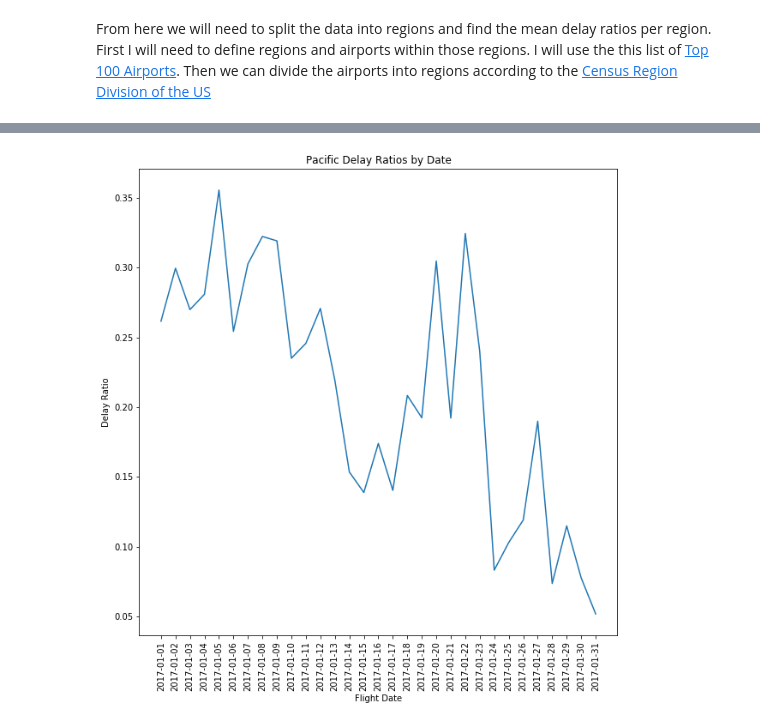
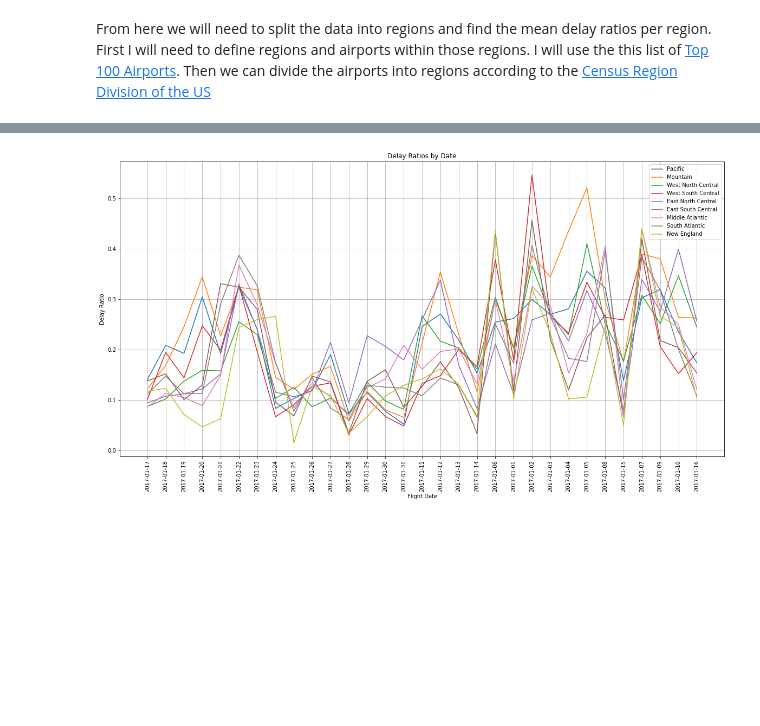
Before and after one commit to kalenwillits/CapstoneTwo, a Jupyter notebook: exploratory_data_analysis.ipynb, the cells around one changed output, grey strips where cells are left out. Cells and saved outputs as stored; diff of their text form; code cells hidden in the pictures; blank space fills up the shorter version.

Commit message:
Sepereated delays by region and plotted means

```diff
--- a/exploratory_data_analysis.ipynb
+++ b/exploratory_data_analysis.ipynb
@@ -301,7 +301,7 @@ pacific = ['LAX', 'SFO', 'SEA', 'SAN', 'HNL', 'PDX', 'OAK', 'SJC', 'SMF', 'SNA',
 mountain = ['DEN', 'LAS', 'PHX', 'SLC', 'ABQ', 'RNO', 'BOI', 'TUS', 'COS']
 west_north_central = ['DFW', 'MSP', 'STL', 'MCI', 'NE', 'DSM', 'ICT']
 west_south_central = ['IAH', 'DAL', 'AUS', 'HOU', 'MSY', 'SAT', 'OKC', 'ELP', 'TUL', 'LIT', ]
-east_north_cenral = ['ORD','DTW','MDW', 'CLE', 'IND', 'CVG', 'CMH', 'MKE', 'GRR', 'MSN', 'DAY']
+east_north_central = ['ORD','DTW','MDW', 'CLE', 'IND', 'CVG', 'CMH', 'MKE', 'GRR', 'MSN', 'DAY']
 east_south_central = ['BNA', 'MEM', 'SDF', 'BHM', 'TYS']
 middle_atlantic = ['JFK', 'EWR', 'LGA', 'PHL', 'PIT', 'BUF', 'BHM', 'ROC', 'SYR']
 south_atlantic = ['ATL', 'CLT', 'MCO', 'MIA', 'FLL', 'BWI', 'DCA', 'IAD', 'TPA', 'RDU', 'RSW', 'PBI', 'JAX', 'CHS', 'RIC', 'ORF', 'SFB', 'SAV', 'MYR', 'GSP', 'PIE', 'GSO', 'PNS']
@@ -329,3 +334,14 @@ pacific_region_delays = pacific_region_delays.drop('Origin')
+# %%
+pacific_region_delays = calculate_region_ratios(pacific)
+#pacific_region_delays = pacific_region_delays.drop('Origin')
+mountain_delays = calculate_region_ratios(mountain)
+west_north_central_delays = calculate_region_ratios(west_north_central)
+west_south_central_delays = calculate_region_ratios(west_south_central)
+east_north_central_delays = calculate_region_ratios(east_north_central)
+east_south_central_delays = calculate_region_ratios(east_south_central)
+middle_atlantic_delays = calculate_region_ratios(middle_atlantic)
+south_atlantic_delays = calculate_region_ratios(south_atlantic)
+new_england_delays = calculate_region_ratios(new_england)
 # %%
 def calculate_region_means(region, df=df):
     flight_dates = region['FlightDate'].unique()
@@ -339,10 +353,30 @@ pacific_DelayRatio = calculate_region_means(pacific_region_delays)
-# %%
-plt.figure(figsize=(10,10))
-plt.plot(p_region['FlightDate'], p_region['DelayRatio'])
-plt.xlabel('Flight Date')
-plt.xticks(rotation=90)
-plt.ylabel('Delay Ratio')
-plt.title('Pacific Delay Ratios by Date')
-plt.savefig('figures/DelayRatios_Pacific.png')
-# %% [output]
-[figure, removed]
+# %%
+pacific_DelayRatio = calculate_region_means(pacific_region_delays)
+mountain_DelayRatio = calculate_region_means(mountain_delays)
+west_north_central_DelayRatio = calculate_region_means(west_north_central_delays)
+west_south_central_DelayRatio = calculate_region_means(west_south_central_delays)
+east_north_central_DelayRatio = calculate_region_means(east_north_central_delays)
+east_south_central_DelayRatio = calculate_region_means(east_south_central_delays)
+middle_atlantic_DelayRatio = calculate_region_means(middle_atlantic_delays)
+south_atlantic_DelayRatio = calculate_region_means(south_atlantic_delays)
+new_england_DelayRatio = calculate_region_means(new_england_delays)
+# %%
+plt.figure(figsize=(20,10))
+plt.plot(pacific_DelayRatio['FlightDate'], pacific_DelayRatio['DelayRatio'], label='Pacific')
+plt.plot(mountain_DelayRatio['FlightDate'], mountain_DelayRatio['DelayRatio'], label='Mountain')
+plt.plot(west_north_central_DelayRatio['FlightDate'], west_north_central_DelayRatio['DelayRatio'], label='West North Central')
+plt.plot(west_south_central_DelayRatio['FlightDate'], west_south_central_DelayRatio['DelayRatio'], label='West South Central')
+plt.plot(east_north_central_DelayRatio['FlightDate'], east_north_central_DelayRatio['DelayRatio'], label='East North Central')
+plt.plot(east_south_central_DelayRatio['FlightDate'], east_south_central_DelayRatio['DelayRatio'], label='East South Central')
+plt.plot(middle_atlantic_DelayRatio['FlightDate'], middle_atlantic_DelayRatio['DelayRatio'], label='Middle Atlantic')
+plt.plot(south_atlantic_DelayRatio['FlightDate'], south_atlantic_DelayRatio['DelayRatio'], label='South Atlantic')
+plt.plot(new_england_DelayRatio['FlightDate'], new_england_DelayRatio['DelayRatio'], label='New England')
+plt.xlabel('Flight Date')
+plt.xticks(rotation=90)
+plt.ylabel('Delay Ratio')
+plt.legend()
+plt.grid()
+plt.title('Delay Ratios by Date')
+plt.savefig('figures/DelayRatios_all_regions.png')
+# %% [output]
+[figure, added]
```
Also changed, not shown: parts of 8 cells of this notebook, 5 other files.
